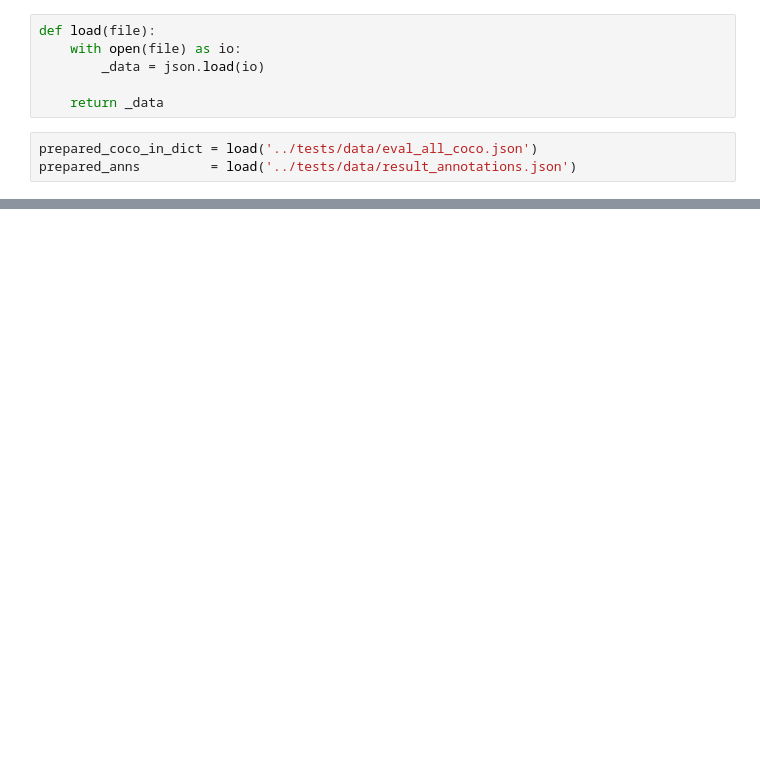
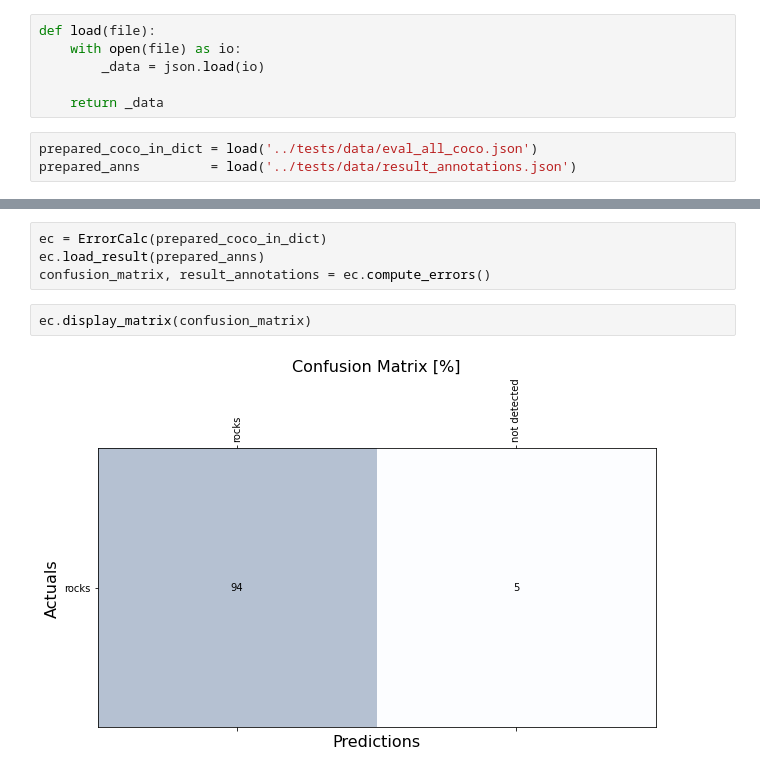
Before and after one commit to MiXaiLL76/faster_coco_eval, a Jupyter notebook: examples/curve_example.ipynb, the cells around one changed output, grey strips where cells are left out. Saved outputs shown, nothing was run; the diff lists cells and outputs as text; blank space fills up the shorter version.

Commit message:
pump version to 1.1.2. append fp/fn. append matrix. bug fix

```diff
--- a/examples/curve_example.ipynb
+++ b/examples/curve_example.ipynb
@@ -26 +27,9 @@ curves.plot_curve(_match_results, threshold_iou=threshold_iou)
 [figure]
+# %%
+ec = ErrorCalc(prepared_coco_in_dict)
+ec.load_result(prepared_anns)
+confusion_matrix, result_annotations = ec.compute_errors()
+# %%
+ec.display_matrix(confusion_matrix)
+# %% [output]
+[figure, added]
```
Also changed, not shown: parts of 2 cells of this notebook, 6 other files.
